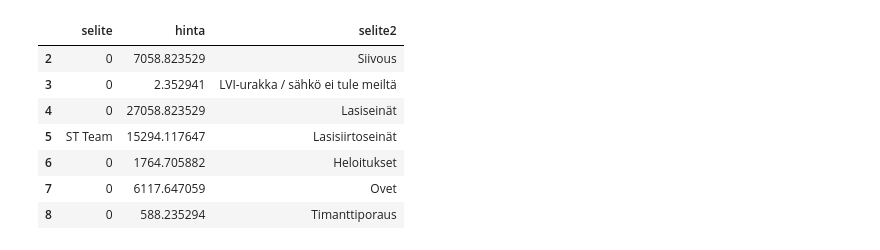
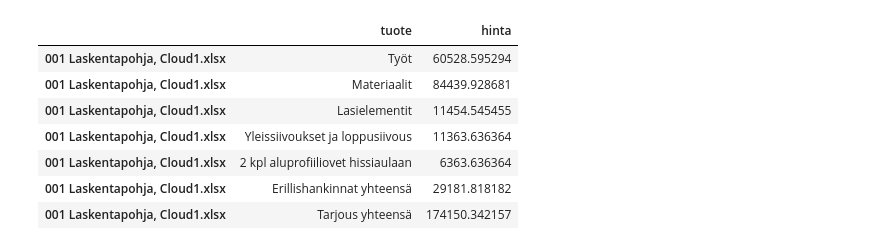
Before and after one commit to heikkito123/cost_estimation_ml, a Jupyter notebook: testit.ipynb, the cells around one changed output. Cells and saved outputs as stored; diff of their text form; code cells hidden in the pictures.

```diff
--- a/testit.ipynb
+++ b/testit.ipynb
@@ -11,5 +17,8 @@ files = [x for x in p.rglob('001 Laskentapohja*')]
+# %%
+# create id per project, the full dataset needs row identification
+file_name = "001 Laskentapohja, Cloud1.xlsx"
 # %%
-wb = load_workbook(filename="001 Laskentapohja, 2024.xlsx", data_only=True)
+wb = load_workbook(filename=file_name, data_only=True)
 # %%
 wb.sheetnames
 # %% [output]
@@ -119,22 +71,26 @@ df_erittelyt = pd.concat([df_left, df_right])
 # %%
 # koontisivu
 
 line = namedtuple('item', ['selite', 'ignore', 'hinta', 'selite2'])
 a = [line(*row) for row in wb['Koontisivu'].iter_rows(values_only=True) if row.count(None) < 3]
 b = [x for x in a if isinstance(x.hinta, (int, float))]
 c = [x for x in b if (isinstance(x.selite, str) or isinstance(x.selite2, str)) and x.selite != 'Yhteensä']
 
-df = pd.DataFrame(c)
-df.iloc[:, [0,2,3]].dropna()
+df = pd.DataFrame(c, index=[file_name] * len(c),columns=['tuote', 'ignore', 'hinta', 'tuote2']).iloc[:, [0, 2, 3]]
+
+mask = df['tuote'].eq(0)
+df.loc[mask, 'tuote'] = df.loc[mask, 'tuote2']
+df = df.iloc[:, :-1]
+df
 # %% [output]
-|  | selite | hinta | selite2 |
-| 2 | 0 | 7058.823529 | Siivous |
-| 3 | 0 | 2.352941 | LVI-urakka / sähkö ei tule meiltä |
-| 4 | 0 | 27058.823529 | Lasiseinät |
-| 5 | ST Team | 15294.117647 | Lasisiirtoseinät |
-| 6 | 0 | 1764.705882 | Heloitukset |
-| 7 | 0 | 6117.647059 | Ovet |
-| 8 | 0 | 588.235294 | Timanttiporaus |
+|  | tuote | hinta |
+| 001 Laskentapohja, Cloud1.xlsx | Työt | 60528.595294 |
+| 001 Laskentapohja, Cloud1.xlsx | Materiaalit | 84439.928681 |
+| 001 Laskentapohja, Cloud1.xlsx | Lasielementit | 11454.545455 |
+| 001 Laskentapohja, Cloud1.xlsx | Yleissiivoukset ja loppusiivous | 11363.636364 |
+| 001 Laskentapohja, Cloud1.xlsx | 2 kpl aluprofiiliovet hissiaulaan | 6363.636364 |
+| 001 Laskentapohja, Cloud1.xlsx | Erillishankinnat yhteensä | 29181.818182 |
+| 001 Laskentapohja, Cloud1.xlsx | Tarjous yhteensä | 174150.342157 |
 # %%
 # purkutyöt
 
```
Also changed, not shown: parts of 17 cells of this notebook, 5 other files.
